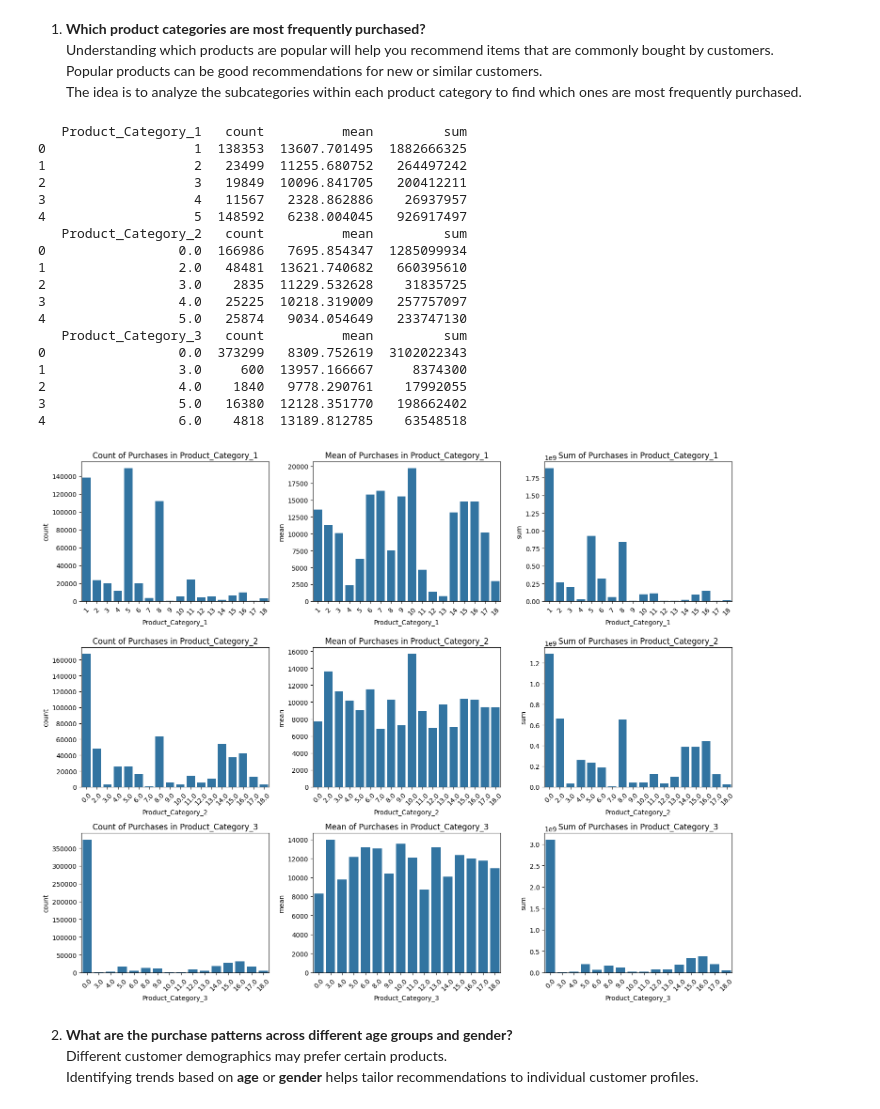
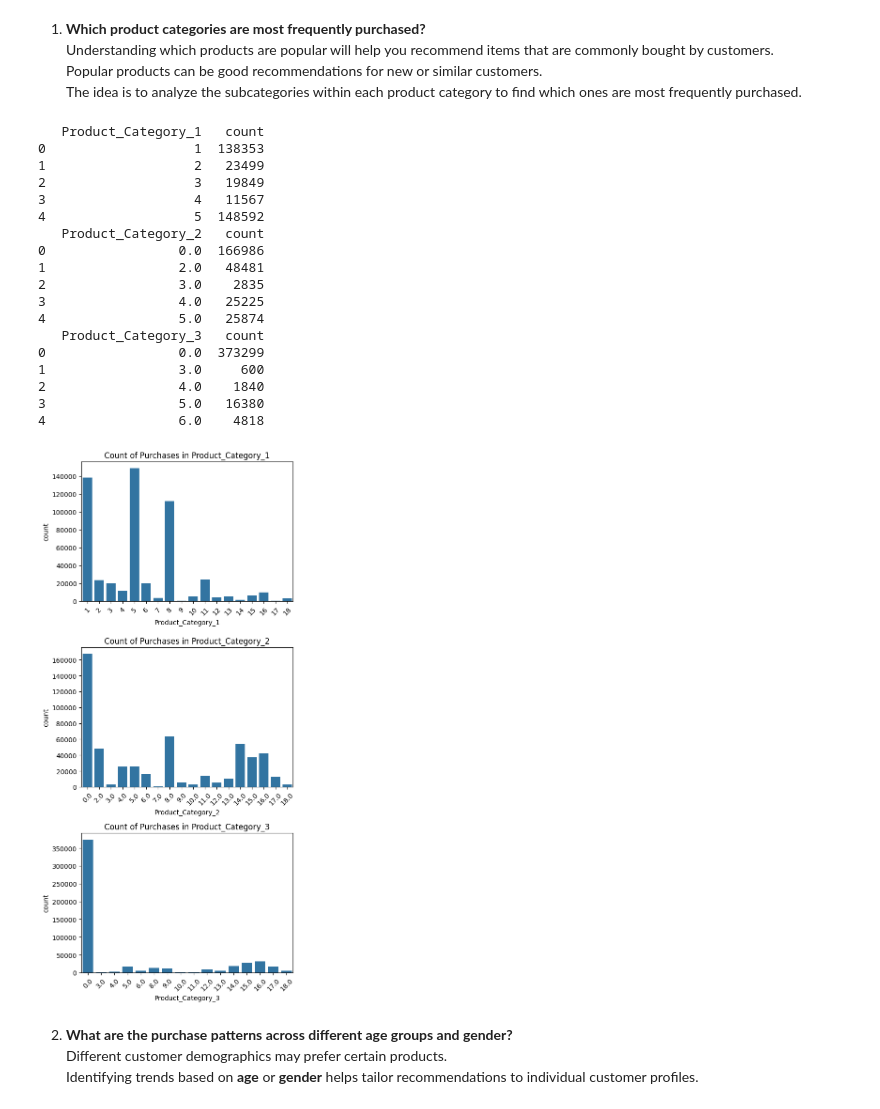
Before and after one commit to Darknight47/Data-Science-Project-02, a Jupyter notebook: recommendation_system.ipynb, the cells around one changed output. Cells and saved outputs as stored; diff of their text form; code cells hidden in the pictures.

```diff
--- a/recommendation_system.ipynb
+++ b/recommendation_system.ipynb
@@ -144,11 +144,11 @@ Popular products can be good recommendations for new or similar customers.
 The idea is to analyze the subcategories within each product category to find which ones are most frequently purchased.
 # %%
 # Grouping by Product_Category_1 to analyze purchase patterns
-category_1_group = dataset.groupby('Product_Category_1')['Purchase'].agg(['count', 'mean', 'sum']).reset_index()
+category_1_group = dataset.groupby('Product_Category_1')['Purchase'].agg(['count']).reset_index()
 
 # Similarly for Product_Category_2 and Product_Category_3
-category_2_group = dataset.groupby('Product_Category_2')['Purchase'].agg(['count', 'mean', 'sum']).reset_index()
-category_3_group = dataset.groupby('Product_Category_3')['Purchase'].agg(['count', 'mean', 'sum']).reset_index()
+category_2_group = dataset.groupby('Product_Category_2')['Purchase'].agg(['count']).reset_index()
+category_3_group = dataset.groupby('Product_Category_3')['Purchase'].agg(['count']).reset_index()
 
 # View the results
 # count: Total purchases in each category.
@@ -159,54 +159,54 @@ print(category_1_group.head())
 print(category_2_group.head())
 print(category_3_group.head())
 # %% [output]
-   Product_Category_1   count          mean         sum
-0                   1  138353  13607.701495  1882666325
-1                   2   23499  11255.680752   264497242
-2                   3   19849  10096.841705   200412211
-3                   4   11567   2328.862886    26937957
-4                   5  148592   6238.004045   926917497
-   Product_Category_2   count          mean         sum
-0                 0.0  166986   7695.854347  1285099934
-1                 2.0   48481  13621.740682   660395610
-2                 3.0    2835  11229.532628    31835725
-3                 4.0   25225  10218.319009   257757097
-4                 5.0   25874   9034.054649   233747130
-   Product_Category_3   count          mean         sum
-0                 0.0  373299   8309.752619  3102022343
-1                 3.0     600  13957.166667     8374300
-2                 4.0    1840   9778.290761    17992055
-3                 5.0   16380  12128.351770   198662402
-4                 6.0    4818  13189.812785    63548518
+   Product_Category_1   count
+0                   1  138353
+1                   2   23499
+2                   3   19849
+3                   4   11567
+4                   5  148592
+   Product_Category_2   count
+0                 0.0  166986
+1                 2.0   48481
+2                 3.0    2835
+3                 4.0   25225
+4                 5.0   25874
+   Product_Category_3   count
+0                 0.0  373299
+1                 3.0     600
+2                 4.0    1840
+3                 5.0   16380
+4                 6.0    4818
 # %%
 import matplotlib.pyplot as plt
 import seaborn as sns
 
 # Dictionary to hold the grouped data for easy iteration
 category_groups = {
     'Product_Category_1': category_1_group,
     'Product_Category_2': category_2_group,
     'Product_Category_3': category_3_group
 }
 
 # Aggregation functions to plot
-aggregation_functions = ['count', 'mean', 'sum']
+aggregation_functions = ['count']
 
 # Set up the figure size for multiple plots
 plt.figure(figsize=(15, 12))
 
 # Loop through each product category and each aggregation function
 for i, (category, data) in enumerate(category_groups.items()):
     for j, agg_func in enumerate(aggregation_functions):
         plt.subplot(3, 3, i*3 + j + 1)  # Create a grid of 3x3 subplots
         sns.barplot(x=category, y=agg_func, data=data)
         plt.title(f'{agg_func.capitalize()} of Purchases in {category}')
         plt.xticks(rotation=45)  # Rotate x-axis labels for better readability
         plt.tight_layout()  # Adjust layout to prevent overlap
 
 # Show the plot
 plt.show()
 # %% [output]
-[figure, old version]
+[figure, new version]
 # %% [markdown]
 2. **What are the purchase patterns across different age groups and gender?**
 Different customer demographics may prefer certain products.
```
Also changed, not shown: parts of 8 cells of this notebook.
